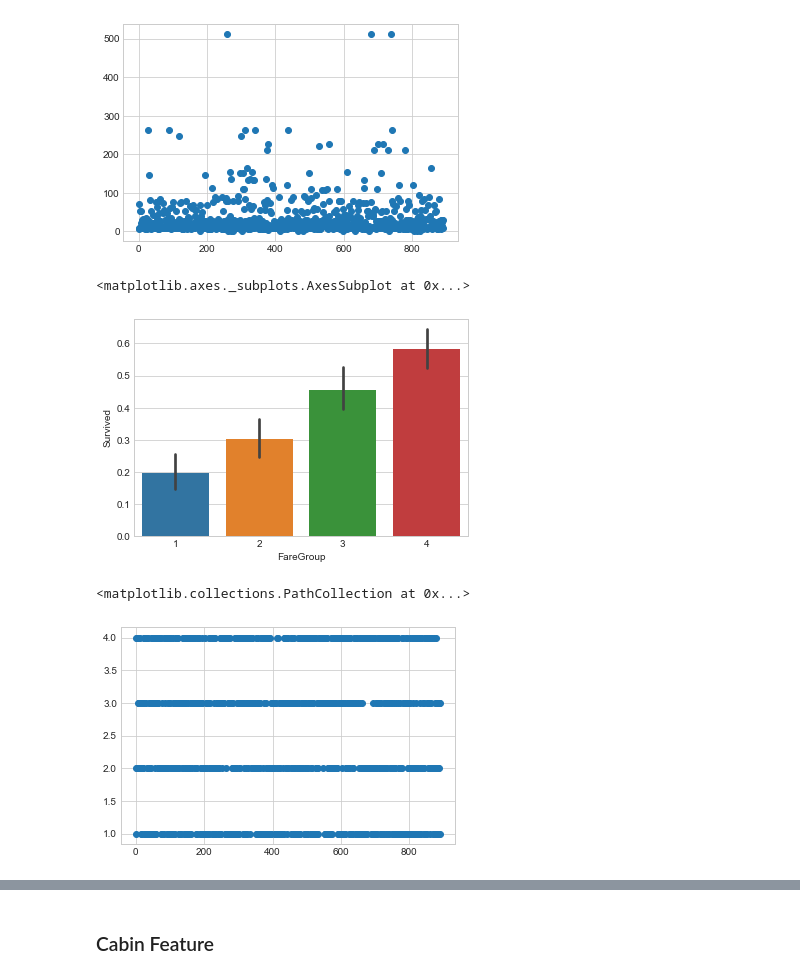
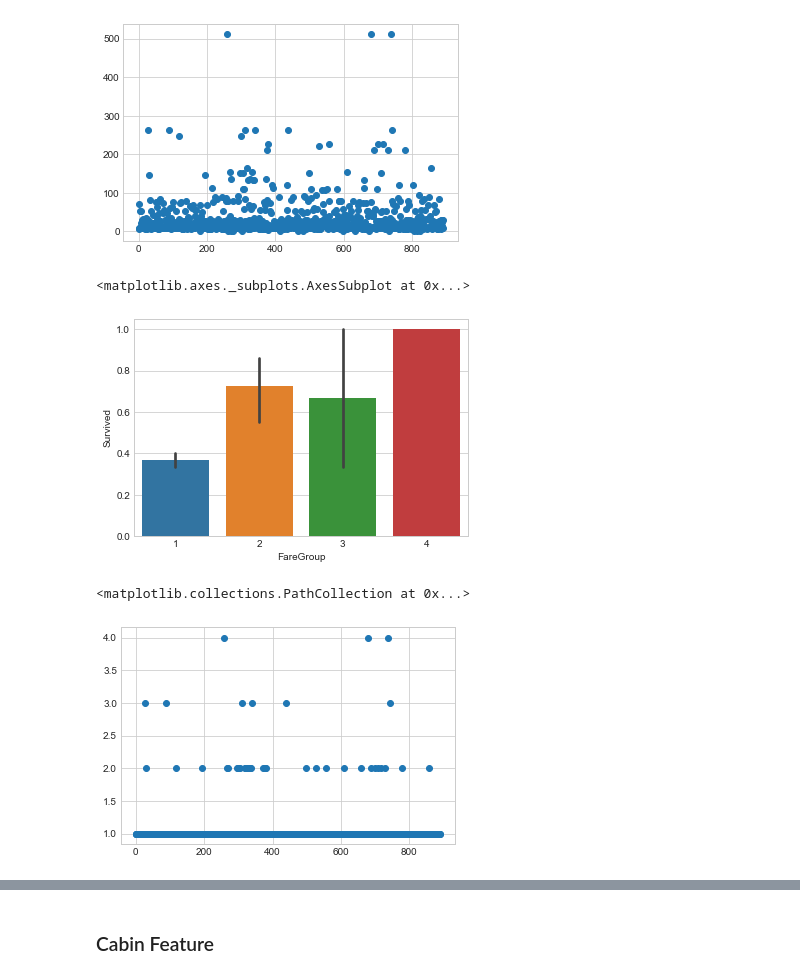
Before and after one commit to toon159/INT638, a Jupyter notebook: INT638.ipynb, the cells around one changed output, grey strips where cells are left out. Saved outputs shown, nothing was run; the diff lists cells and outputs as text; code cells hidden in the pictures.

```diff
--- a/INT638.ipynb
+++ b/INT638.ipynb
@@ -267,17 +267,17 @@ plt.show()
 [figure]
 # %%
 labels = [1, 2, 3, 4]
-df['FareGroup'] = pd.qcut(df['Fare'], 4, labels=labels)
+df['FareGroup'] = pd.cut(df['Fare'], 4, labels=labels)
 
 sns.barplot(df['FareGroup'], df['Survived'], data=df)
 # %% [output]
 <matplotlib.axes._subplots.AxesSubplot at 0x...>
-[figure, old version]
+[figure, new version]
 # %%
 plt.scatter(df.index, df.FareGroup)
 # %% [output]
 <matplotlib.collections.PathCollection at 0x...>
-[figure, old version]
+[figure, new version]
 # %%
 df.info()
 # %% [output]
```
Also changed, not shown: parts of 20 cells of this notebook.
